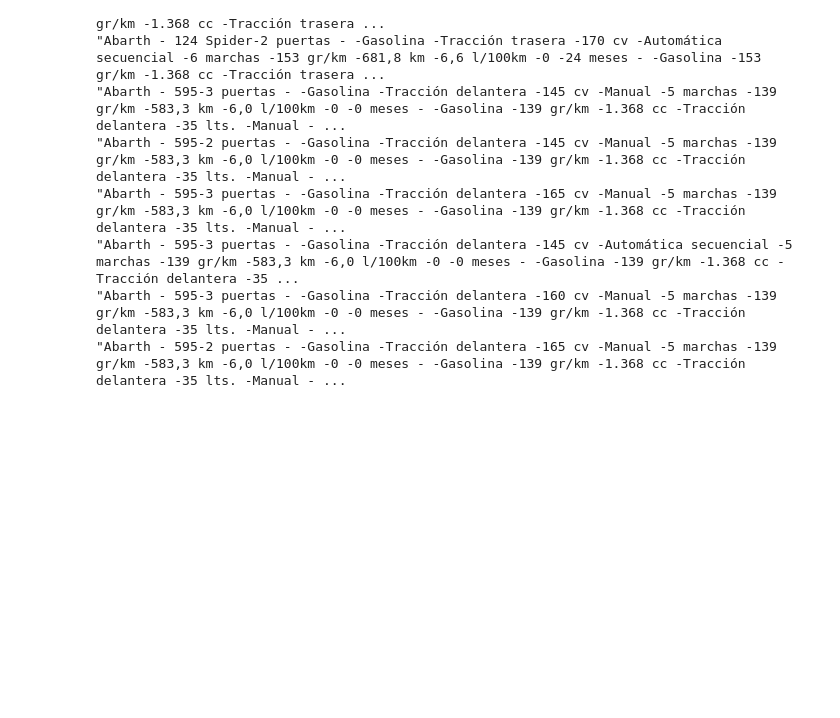
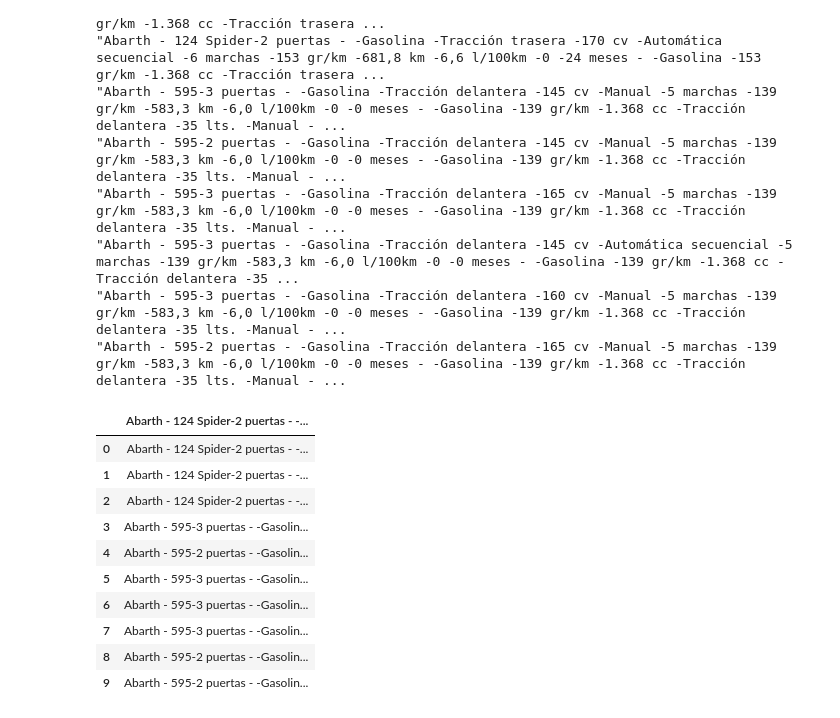
Before and after one commit to prealfer/TFM_Recomendador_de_automoviles, a Jupyter notebook: Untitled.ipynb, the cells around one changed output. Saved outputs shown, nothing was run; the diff lists cells and outputs as text; code cells hidden in the pictures; blank space fills up the shorter version.

```diff
--- a/Untitled.ipynb
+++ b/Untitled.ipynb
@@ -226,3 +226,19 @@ with open("listado_modelos.csv", "w") as output:
 "Abarth - 595-3 puertas - -Gasolina -Tracción delantera -145 cv -Automática secuencial -5 marchas -139 gr/km -583,3 km -6,0 l/100km -0 -0 meses - -Gasolina -139 gr/km -1.368 cc -Tracción delantera -35 ...
 "Abarth - 595-3 puertas - -Gasolina -Tracción delantera -160 cv -Manual -5 marchas -139 gr/km -583,3 km -6,0 l/100km -0 -0 meses - -Gasolina -139 gr/km -1.368 cc -Tracción delantera -35 lts. -Manual - ...
 "Abarth - 595-2 puertas - -Gasolina -Tracción delantera -165 cv -Manual -5 marchas -139 gr/km -583,3 km -6,0 l/100km -0 -0 meses - -Gasolina -139 gr/km -1.368 cc -Tracción delantera -35 lts. -Manual - ...
+# %%
+df = pd.read_csv('listado_modelos.csv', sep='-')
+# %%
+df.head(10)
+# %% [output]
+|  | Abarth - 124 Spider-2 puertas - -... |
+| 0 | Abarth - 124 Spider-2 puertas - -... |
+| 1 | Abarth - 124 Spider-2 puertas - -... |
+| 2 | Abarth - 124 Spider-2 puertas - -... |
+| 3 | Abarth - 595-3 puertas - -Gasolin... |
+| 4 | Abarth - 595-2 puertas - -Gasolin... |
+| 5 | Abarth - 595-3 puertas - -Gasolin... |
+| 6 | Abarth - 595-3 puertas - -Gasolin... |
+| 7 | Abarth - 595-3 puertas - -Gasolin... |
+| 8 | Abarth - 595-2 puertas - -Gasolin... |
+| 9 | Abarth - 595-2 puertas - -Gasolin... |
```
Also changed, not shown: parts of 26 cells of this notebook.
